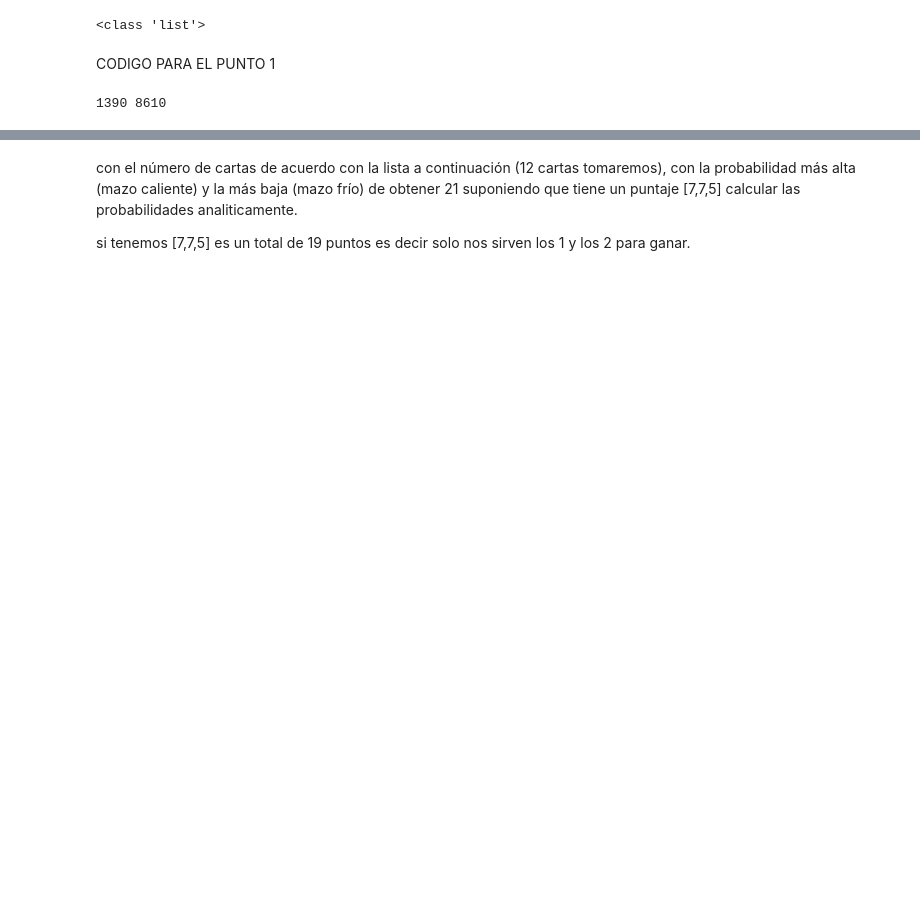
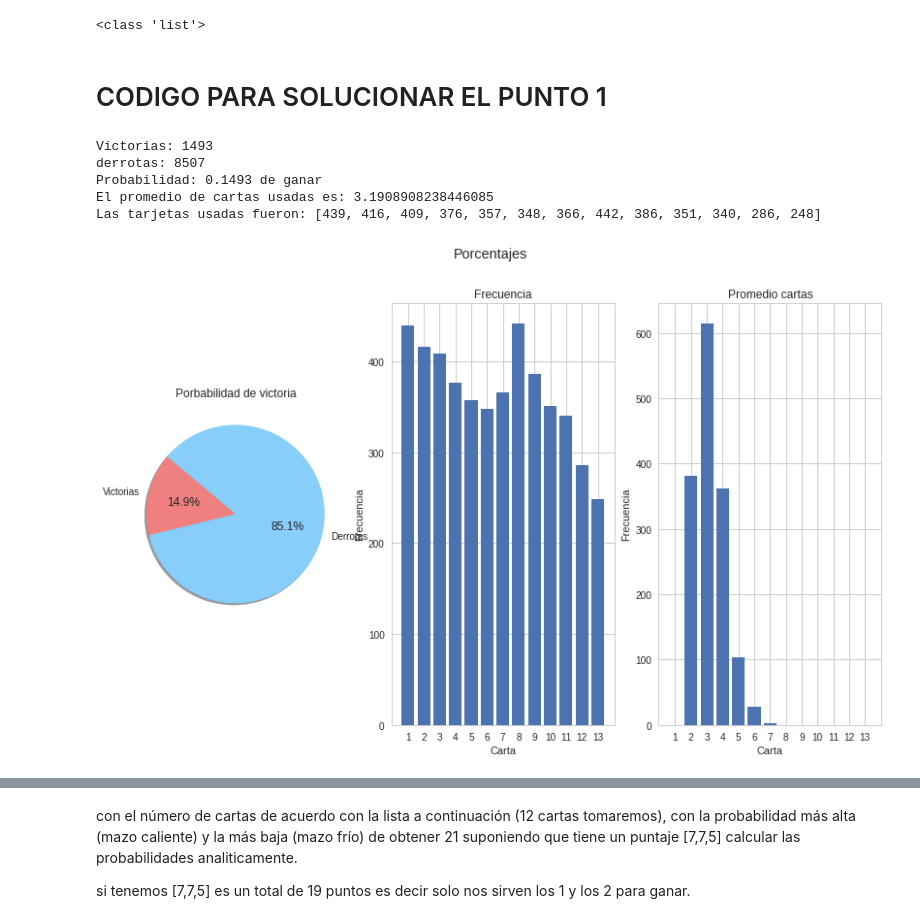
Before and after one commit to OscarAlvarezRodriguez/AlgorithmsUN2020II, a Jupyter notebook: Laboratorios/Laboratorio 4/Juego de cartas.ipynb, the cells around one changed output, grey strips where cells are left out. Saved outputs shown, nothing was run; the diff lists cells and outputs as text; code cells hidden in the pictures; blank space fills up the shorter version.

```diff
--- a/Laboratorios/Laboratorio 4/Juego de cartas.ipynb
+++ b/Laboratorios/Laboratorio 4/Juego de cartas.ipynb
@@ -22,3 +24,14 @@ def baraja(x):
         return baraja48.copy()
     elif(x == 2):
         return baraja52.copy()
+# %%
+def promedio(x):
+    n = 0
+    suma = 0
+    for i in range(len(x)):
+        if(x[i]>0):
+            n += x[i]
+    if(n != 0):
+        for i in range(len(x)):
+            suma += (i+1)*(x[i]/n)
+    return (suma)
@@ -25,25 +70,38 @@ def baraja(x):
 # %% [markdown]
-CODIGO PARA EL PUNTO 1
+# CODIGO PARA SOLUCIONAR EL PUNTO 1
 # %%
 #Probabilidad de que se haga 21 con la baraja 52
-n = 10000
 baraja_escogida = baraja(2)
 victorias = 0
 derrotas = 0
+tarjetas_usadas = [0,0,0,0,0,0,0,0,0,0,0,0,0]
+cartasXjuego = [0,0,0,0,0,0,0,0,0,0,0,0,0]
 for i in range (n):
     copy_Cartas = baraja_escogida.copy()
     puntaje = 0
+    tarjetas_que_hacen21 = list()
     while(puntaje < 21):
         carta = rnd.randint(1,len(copy_Cartas)) - 1
         puntaje += copy_Cartas[carta]
+        tarjetas_que_hacen21.append(copy_Cartas[carta])
         #print("la Carta es", copy_Cartas[carta], "el puntaje actual es", puntaje)
         copy_Cartas.pop(carta)
     if(puntaje == 21):
         victorias += 1
+        cartasXjuego[(len(tarjetas_que_hacen21))-1] += 1
+        while(len(tarjetas_que_hacen21) > 0):
+            tarjetas_usadas[tarjetas_que_hacen21[0]-1] += 1
+            tarjetas_que_hacen21.pop(0)
     else:
         derrotas += 1
-
-print (victorias, derrotas)
+promedioXcartas = promedio(cartasXjuego)
+porcentajes = [victorias, derrotas]
+graficar(porcentajes=porcentajes,tarjetas_usadas=tarjetas_usadas, cartasXjuego=cartasXjuego)
 # %% [output]
-1390 8610
+Victorias: 1493
+derrotas: 8507
+Probabilidad: 0.1493 de ganar
+El promedio de cartas usadas es: 3.1908908238446085
+Las tarjetas usadas fueron: [439, 416, 409, 376, 357, 348, 366, 442, 386, 351, 340, 286, 248]
+[figure, added]
 # %%
```
Also changed, not shown: parts of 25 cells of this notebook.
